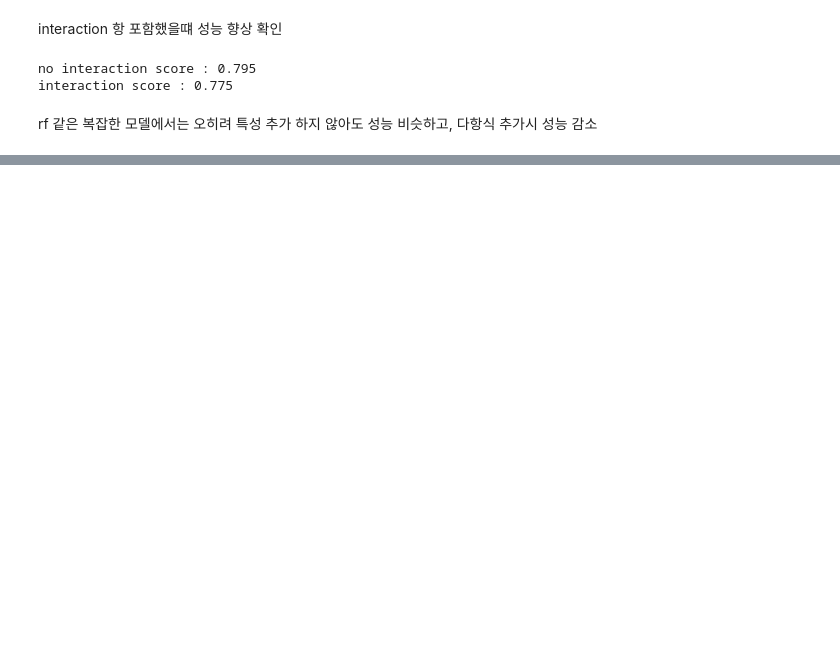
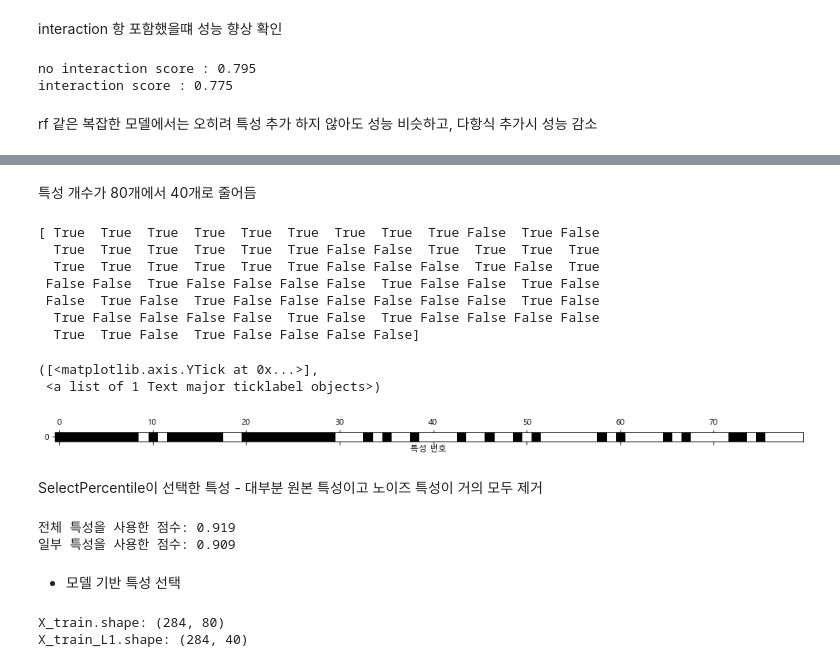
Before and after one commit to ikeven94/py_repo, a Jupyter notebook: Feature_Engineering.ipynb, the cells around one changed output, grey strips where cells are left out. Saved outputs shown, nothing was run; the diff lists cells and outputs as text; code cells hidden in the pictures; blank space fills up the shorter version.

```diff
--- a/Feature_Engineering.ipynb
+++ b/Feature_Engineering.ipynb
@@ -437,0 +489,31 @@ rf 같은 복잡한 모델에서는 오히려 특성 추가 하지 않아도 성
+# %%
+from sklearn.datasets import load_breast_cancer
+from sklearn.feature_selection import SelectPercentile, f_classif
+from sklearn.model_selection import train_test_split
+
+# f_cassif >> 분류 기본값  / f_regression >> 회귀 기본값  << 일변량 분석 시 >>
+# SelectPercentile >> 지정된 비율만큼 특성 선택
+# SelectKBest >> 고정된 k개의 특성 선택
+
+cancer = load_breast_cancer()
+
+# 고정 난수 발생
+rng = np.random.RandomState(42)
+noise = rng.normal(size= (len(cancer.data),50))
+
+# 데이터에 노이즈 추가
+# 처음 30개는 원본 특성, 다음 50개는 노이즈
+X_w_noise = np.hstack([cancer.data, noise]) # (569,30) / (569,50)
+print(cancer.data)
+X_train,X_test,y_train,y_test = train_test_split(
+    X_w_noise, cancer.target, random_state=0, test_size=0.5)
+
+# SelectPercentile >> 지정된 비율만큼 특성 선택
+select = SelectPercentile(score_func = f_classif, percentile=50)
+select.fit(X_train,y_train)
+
+# train set에 적용
+X_train_selected = select.transform(X_train)
+
+print("X_train.shape:",X_train.shape)
+print("X_train_selected.shape:",X_train_selected.shape)
@@ -437,0 +530,39 @@ rf 같은 복잡한 모델에서는 오히려 특성 추가 하지 않아도 성
+# %% [markdown]
+특성 개수가 80개에서 40개로 줄어듬
+# %%
+mask = select.get_support()
+print(mask)
+plt.matshow(mask.reshape(1,-1), cmap='gray_r')
+plt.xlabel('특성 번호')
+plt.yticks([0])
+# True는 검정색 False는 흰색
+# %% [output]
+[ True  True  True  True  True  True  True  True  True False  True False
+  True  True  True  True  True  True False False  True  True  True  True
+  True  True  True  True  True  True False False False  True False  True
+ False False  True False False False False  True False False  True False
+ False  True False  True False False False False False False  True False
+  True False False False False  True False  True False False False False
+  True  True False  True False False False False]
+([<matplotlib.axis.YTick at 0x...>],
+ <a list of 1 Text major ticklabel objects>)
+[figure, added]
+# %% [markdown]
+SelectPercentile이 선택한 특성
+    - 대부분 원본 특성이고 노이즈 특성이 거의 모두 제거
+# %%
+from sklearn.linear_model import LogisticRegression
+
+# test data 변환
+X_test_selected = select.transform(X_test)
+
+lr = LogisticRegression()
+lr.fit(X_train, y_train)
+print('전체 특성을 사용한 점수: {:.3f}'.format(lr.score(X_test,y_test)))
+lr.fit(X_train_selected, y_train)
+print("일부 특성을 사용한 점수: {:.3f}".format(lr.score(X_test_selected,y_test)))
+# %% [output]
+전체 특성을 사용한 점수: 0.919
+일부 특성을 사용한 점수: 0.909
+# %% [markdown]
+- 모델 기반 특성 선택
@@ -437,0 +575,8 @@ rf 같은 복잡한 모델에서는 오히려 특성 추가 하지 않아도 성
+# %%
+select.fit(X_train,y_train)
+X_train_L1 = select.transform(X_train)
+print("X_train.shape:",X_train.shape)
+print("X_train_L1.shape:",X_train_L1.shape)
+# %% [output]
+X_train.shape: (284, 80)
+X_train_L1.shape: (284, 40)
```
Also changed, not shown: parts of 29 cells of this notebook.
